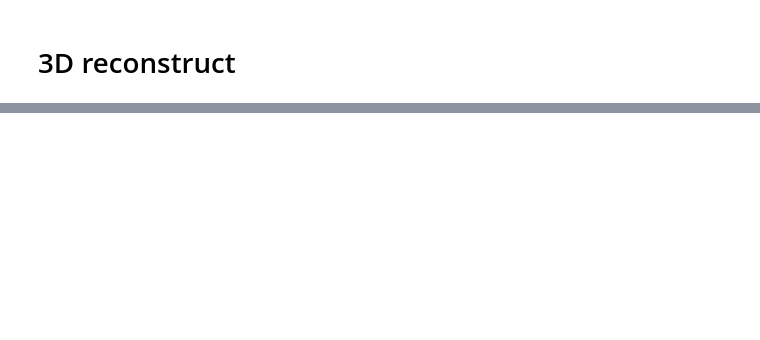
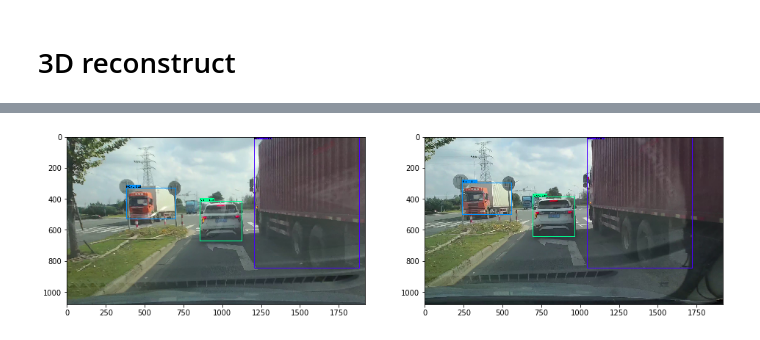
Before and after one commit to YuanxianH/BicycleBehaviorAnalysis, a Jupyter notebook: demo_loc.ipynb, the cells around one changed output, grey strips where cells are left out. Drawn from its saved outputs; the diff is of its cells as text; code cells hidden in the pictures; blank space fills up the shorter version.

```diff
--- a/demo_loc.ipynb
+++ b/demo_loc.ipynb
@@ -196,7 +108,7 @@ img_right_pil = Image.fromarray(img_right.copy()[...,::-1])
 # %%
 # Detection and Matching
 
-COI = ['person','bicycle','car','motorcycle','bus','train','truck']
+COI = ['person','bicycle','car','motorcycle','bus','train','truck']#category of interest
 h_img,w_img,_ = img_left.shape
 thickness = 150
 boxes,classes,scores = yolo.detect_image(img_left_pil)# detect object
@@ -205,10 +117,6 @@ boxes,classes,scores = yolo.detect_image(img_left_pil)# detect object
 boxes, classes, scores = box_filter.remove_edge(boxes,classes,scores,thickness,(w_img,h_img))
 boxes, classes, scores = box_filter.select_classes(boxes,classes,scores,COI)
 boxes, classes, scores = box_filter.non_max_suppression(boxes,classes,scores,iou_thre)
-
-# NMS
-# idx2 = box_filter.non_max_suppression_idx(boxes,0.5,scores)
-# boxes, classes, scores = box_filter.get_by_index(idx2,boxes, classes, scores)
 
 boxes_matched = []
 boxes = np.array(boxes)# easier to compute
@@ -221,7 +129,7 @@ for i,box in enumerate(boxes):
 #     search_patches.append(search_patch)
 #     rets.append(ret)
 
-    object_id = '0'
+    object_id = '-1'
     object_class = classes[i]
     color = yolo.colors[yolo.class_names.index(object_class)]
     # draw boxes
@@ -232,6 +140,7 @@ for i,box in enumerate(boxes):
 
 boxes_matched = np.array(boxes_matched)
 
+# visualize
 img_left_show = np.asarray(img_left_draw)
 img_right_show = np.asarray(img_right_draw)
 plt.figure(figsize=(16,10))
@@ -252,3 +157,4 @@ UnknownError: 2 root error(s) found.
+[figure, added]
 # %%
 # use the center of boxes stand for object's location
 pts2D_1 = np.ones((3,len(boxes)),dtype='float')
```
Also changed, not shown: parts of 19 cells of this notebook, 8 other files.
